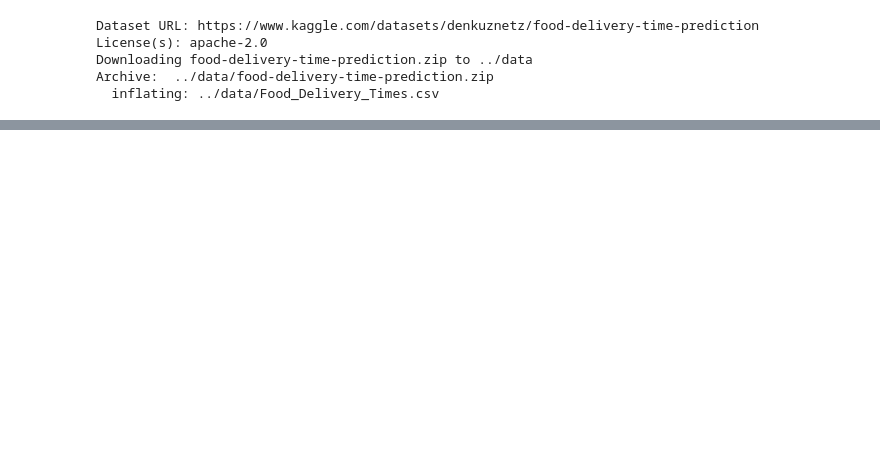
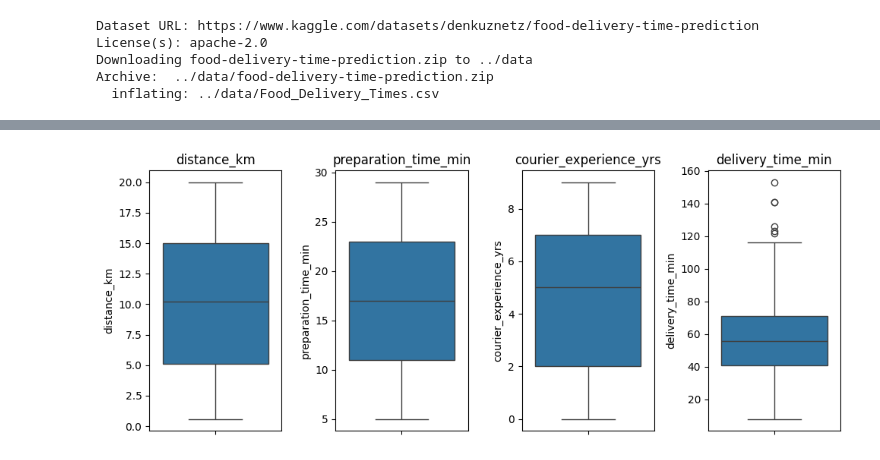
Before and after one commit to kellyvergarat/ML-Delivery-Time-Prediction, a Jupyter notebook: notebooks/prediction_notebook.ipynb, the cells around one changed output, grey strips where cells are left out. Cells and saved outputs as stored; diff of their text form; code cells hidden in the pictures; blank space fills up the shorter version.

```diff
--- a/notebooks/prediction_notebook.ipynb
+++ b/notebooks/prediction_notebook.ipynb
@@ -38,0 +89,3 @@ df = pd.read
+# %%
+categorical_features = ['weather','traffic_level','time_of_day','vehicle_type']
+numerical_features = ['distance_km','preparation_time_min','courier_experience_yrs','delivery_time_min']
@@ -38,0 +118,4 @@ df = pd.read
+# %%
+print("Unique values in each categorical feature:")
+for col in categorical_features:
+    print(f"{col}: {df[col].unique()}")
@@ -38,0 +215,12 @@ df = pd.read
+# %%
+plt.figure(figsize=(10, 4))
+
+for i, col in enumerate(numerical_features):
+    plt.subplot(1, len(numerical_features), i + 1)
+    sns.boxplot(y=df[col])
+    plt.title(col)
+
+plt.tight_layout()
+plt.show()
+# %% [output]
+[figure, added]
```
Also changed, not shown: parts of 26 cells of this notebook.
